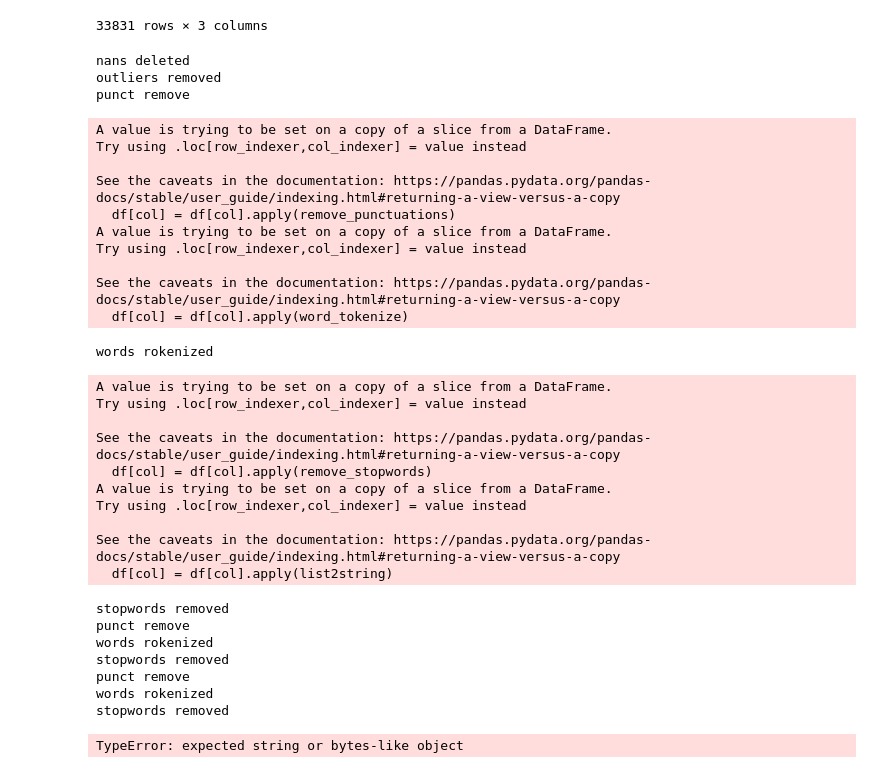
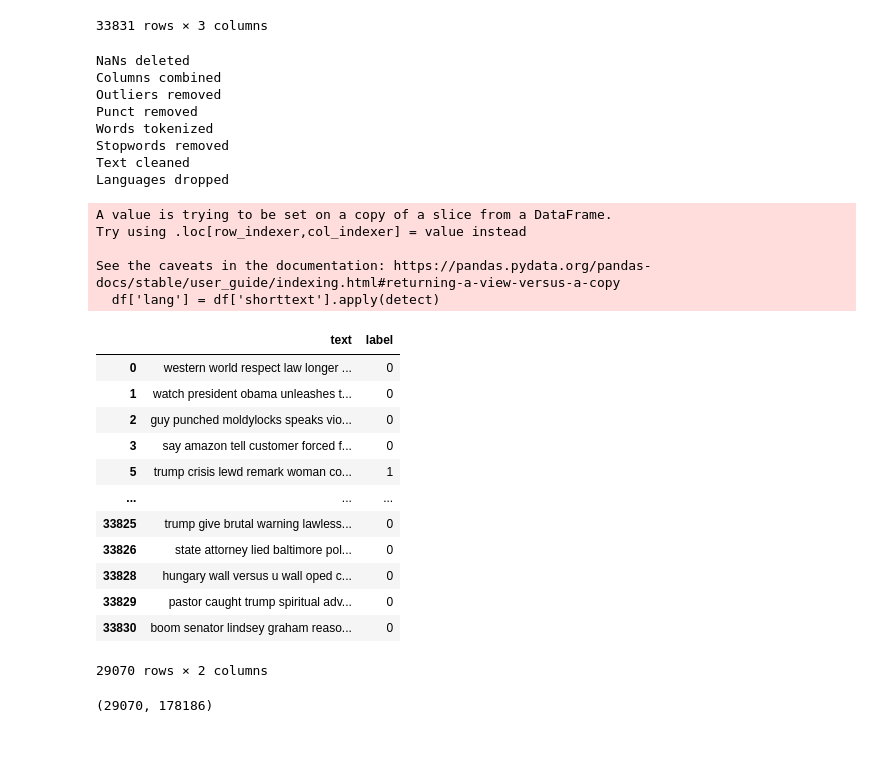
Before and after one commit to KarolinaMaczka/ItML, a Jupyter notebook: preprocessing_clean.ipynb, the cells around one changed output. Saved outputs shown, nothing was run; the diff lists cells and outputs as text; code cells hidden in the pictures; blank space fills up the shorter version.

Commit message:
fixed transformers and pipeline

```diff
--- a/preprocessing_clean.ipynb
+++ b/preprocessing_clean.ipynb
@@ -242,8 +265,8 @@ df2.drop(columns='textlength')
 def removeOutliers(df):
     df['textlength'] = df['text'].apply(len)
     df = df[df['textlength'] < 40000]
-    df = df.drop('textlength')
-    print('outliers removed')
+    df = df.drop(columns='textlength')
+    print('Outliers removed')
     return df
 # %% [markdown]
 ### Removing stopwords
@@ -450,13 +457,15 @@ outliers_transformer = FunctionTransformer(removeOutliers)
 stopwords_transformer = FunctionTransformer(removeStopwords)
 language_transformer = FunctionTransformer(dropLanguages)
 
-
-pipe = Pipeline([
+custom_pipe = Pipeline([
     ("na", na_transformer),
     ('columns', column_transformer),
     ('outliers', outliers_transformer),
     ("stopwords", stopwords_transformer),
     ("language", language_transformer),
+])
+
+model_pipe = Pipeline([
     ('vectorizer', CountVectorizer()),
     ('tfidf', TfidfTransformer()),
 ])
@@ -478,38 +487,37 @@ train
 | 33829 | Pastor Caught Trump’s Spiritual A... | It seems that Donald Trump s spir... | fake |
 | 33830 | BOOM! SENATOR LINDSEY GRAHAM: I H... | Senator Lindsey Graham: I have re... | fake |
 33831 rows × 3 columns
+# %%
+train = encodeLabels(train)
 # %%
-train_piped = pipe.fit_transform(train)
+train_transformed = custom_pipe.transform(train)
 # %% [output]
-nans deleted
-outliers removed
-punct remove
+NaNs deleted
+Columns combined
+Outliers removed
+Punct removed
+Words tokenized
+Stopwords removed
+Text cleaned
+Languages dropped
 A value is trying to be set on a copy of a slice from a DataFrame.
 Try using .loc[row_indexer,col_indexer] = value instead
 
 See the caveats in the documentation: https://pandas.pydata.org/pandas-docs/stable/user_guide/indexing.html#returning-a-view-versus-a-copy
-  df[col] = df[col].apply(remove_punctuations)
-A value is trying to be set on a copy of a slice from a DataFrame.
-Try using .loc[row_indexer,col_indexer] = value instead
-
-See the caveats in the documentation: https://pandas.pydata.org/pandas-docs/stable/user_guide/indexing.html#returning-a-view-versus-a-copy
-  df[col] = df[col].apply(word_tokenize)
+  df['lang'] = df['shorttext'].apply(detect)
-words rokenized
-A value is trying to be set on a copy of a slice from a DataFrame.
-Try using .loc[row_indexer,col_indexer] = value instead
-
-See the caveats in the documentation: https://pandas.pydata.org/pandas-docs/stable/user_guide/indexing.html#returning-a-view-versus-a-copy
-  df[col] = df[col].apply(remove_stopwords)
-A value is trying to be set on a copy of a slice from a DataFrame.
-Try using .loc[row_indexer,col_indexer] = value instead
-
-See the caveats in the documentation: https://pandas.pydata.org/pandas-docs/stable/user_guide/indexing.html#returning-a-view-versus-a-copy
-  df[col] = df[col].apply(list2string)
-stopwords removed
-punct remove
-words rokenized
-stopwords removed
-punct remove
-words rokenized
-stopwords removed
-TypeError: expected string or bytes-like object
+# %%
+train_transformed
+# %% [output]
+|  | text | label |
+| 0 | western world respect law longer ... | 0 |
+| 1 | watch president obama unleashes t... | 0 |
+| 2 | guy punched moldylocks speaks vio... | 0 |
+| 3 | say amazon tell customer forced f... | 0 |
+| 5 | trump crisis lewd remark woman co... | 1 |
+| ... | ... | ... |
+| 33825 | trump give brutal warning lawless... | 0 |
+| 33826 | state attorney lied baltimore pol... | 0 |
+| 33828 | hungary wall versus u wall oped c... | 0 |
+| 33829 | pastor caught trump spiritual adv... | 0 |
+| 33830 | boom senator lindsey graham reaso... | 0 |
+29070 rows × 2 columns
@@ -515,0 +529,4 @@ TypeError: expected string or bytes-like object
+# %%
+train_xx.shape
+# %% [output]
+(29070, 178186)
```
Also changed, not shown: parts of 28 cells of this notebook, 1 other file.
